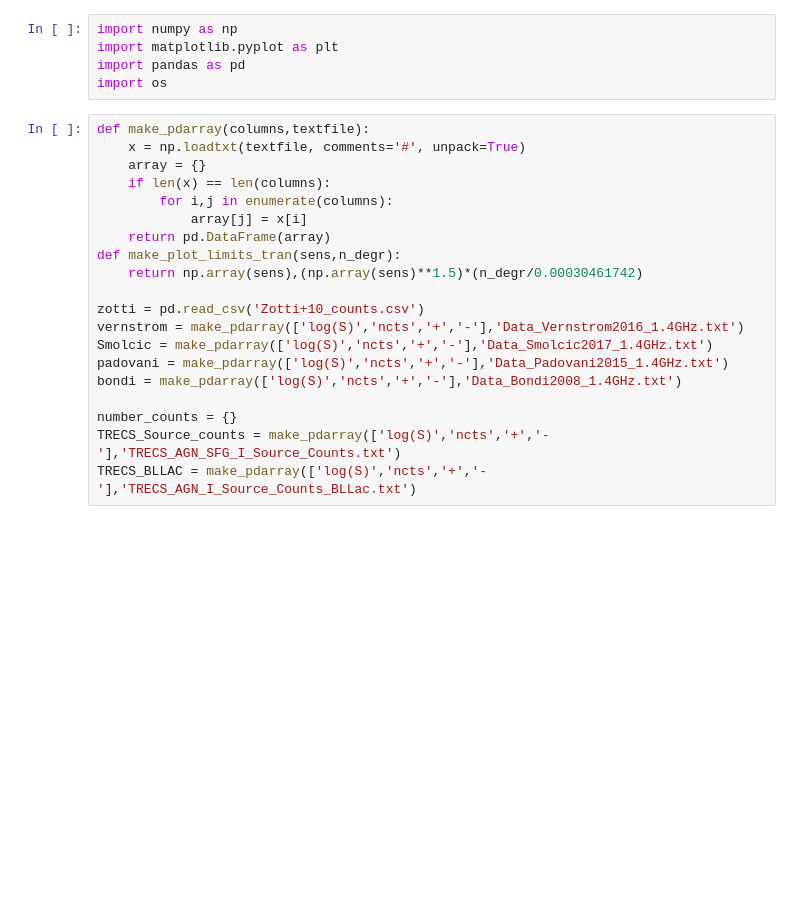
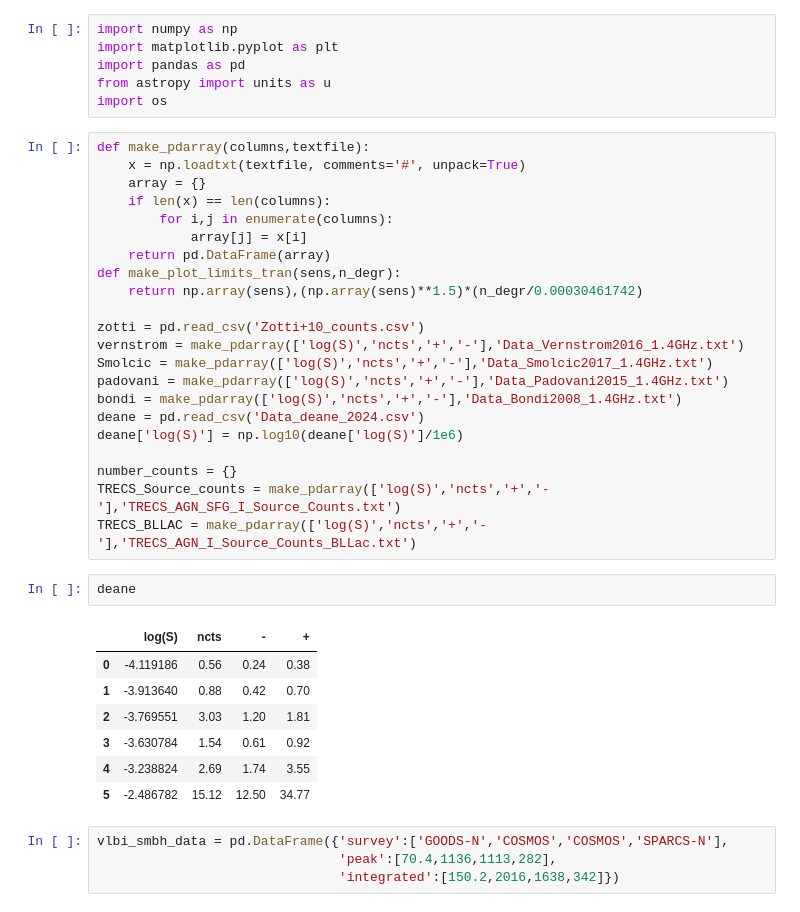
Before and after one commit to jradcliffe5/vdDussen_MSc, a Jupyter notebook: counts/number_counts.ipynb, the cells around one changed output. Drawn from its saved outputs; the diff is of its cells as text; blank space fills up the shorter version.

```diff
--- a/counts/number_counts.ipynb
+++ b/counts/number_counts.ipynb
@@ -2,6 +2,7 @@
 import numpy as np
 import matplotlib.pyplot as plt
 import pandas as pd
+from astropy import units as u
 import os
 # %%
 def make_pdarray(columns,textfile):
@@ -19,7 +20,23 @@ vernstrom = make_pdarray(['log(S)','ncts','+','-'],'Data_Vernstrom2016_1.4GHz.tx
 Smolcic = make_pdarray(['log(S)','ncts','+','-'],'Data_Smolcic2017_1.4GHz.txt')
 padovani = make_pdarray(['log(S)','ncts','+','-'],'Data_Padovani2015_1.4GHz.txt')
 bondi = make_pdarray(['log(S)','ncts','+','-'],'Data_Bondi2008_1.4GHz.txt')
+deane = pd.read_csv('Data_deane_2024.csv')
+deane['log(S)'] = np.log10(deane['log(S)']/1e6)
 
 number_counts = {}
 TRECS_Source_counts = make_pdarray(['log(S)','ncts','+','-'],'TRECS_AGN_SFG_I_Source_Counts.txt')
 TRECS_BLLAC = make_pdarray(['log(S)','ncts','+','-'],'TRECS_AGN_I_Source_Counts_BLLac.txt')
+# %%
+deane
+# %% [output]
+|  | log(S) | ncts | - | + |
+| 0 | -4.119186 | 0.56 | 0.24 | 0.38 |
+| 1 | -3.913640 | 0.88 | 0.42 | 0.70 |
+| 2 | -3.769551 | 3.03 | 1.20 | 1.81 |
+| 3 | -3.630784 | 1.54 | 0.61 | 0.92 |
+| 4 | -3.238824 | 2.69 | 1.74 | 3.55 |
+| 5 | -2.486782 | 15.12 | 12.50 | 34.77 |
+# %%
+vlbi_smbh_data = pd.DataFrame({'survey':['GOODS-N','COSMOS','COSMOS','SPARCS-N'],
+                               'peak':[70.4,1136,1113,282],
+                               'integrated':[150.2,2016,1638,342]})
```
Also changed, not shown: parts of 4 cells of this notebook, 4 other files.
